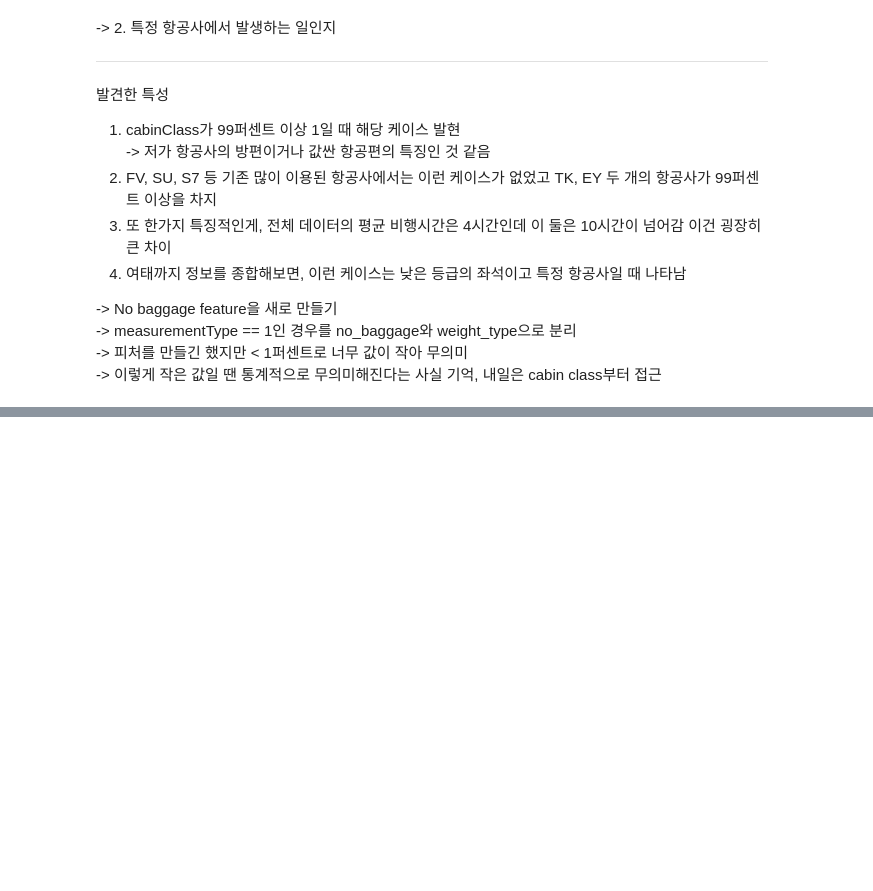
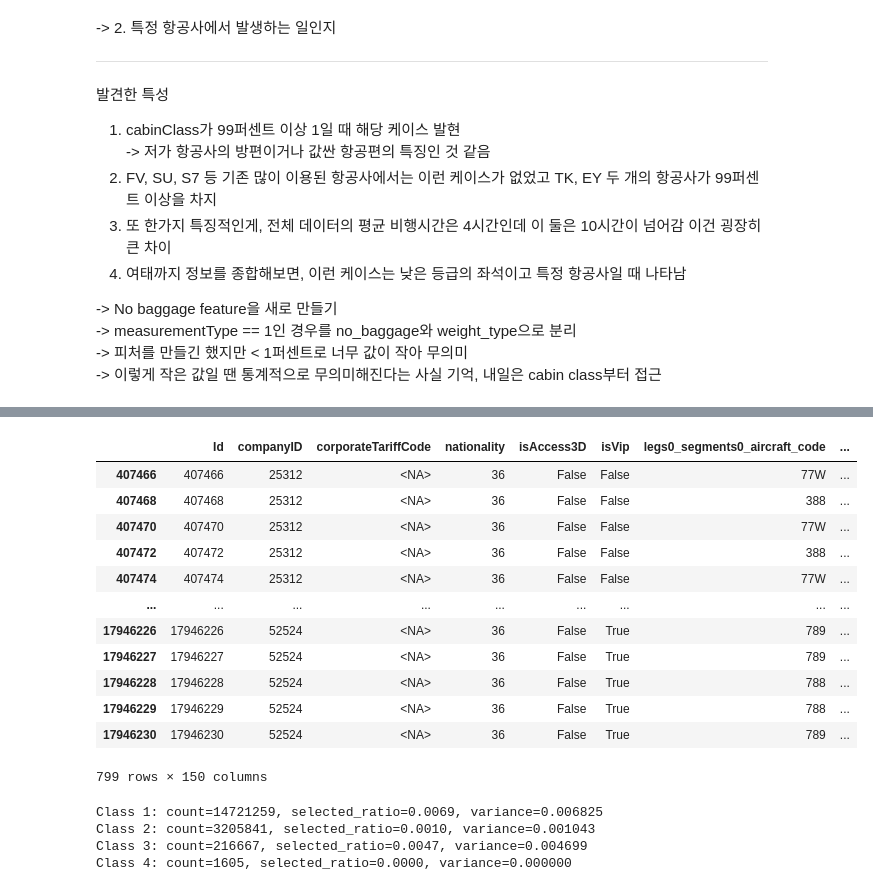
Before and after one commit to brocolies/pred_aeroclub, a Jupyter notebook: notebook/fe.ipynb, the cells around one changed output, grey strips where cells are left out. Saved outputs shown, nothing was run; the diff lists cells and outputs as text; code cells hidden in the pictures; blank space fills up the shorter version.

```diff
--- a/notebook/fe.ipynb
+++ b/notebook/fe.ipynb
@@ -175,3 +129,5 @@ MeasurementType == 1이 무게를 측정하는 방식이라면, 수하물을 0
 -> measurementType == 1인 경우를 no_baggage와 weight_type으로 분리
 -> 피처를 만들긴 했지만 < 1퍼센트로 너무 값이 작아 무의미
 -> 이렇게 작은 값일 땐 통계적으로 무의미해진다는 사실 기억, 내일은 cabin class부터 접근
+# %%
+train_test = train_df.copy()
@@ -177,0 +161,3 @@ MeasurementType == 1이 무게를 측정하는 방식이라면, 수하물을 0
+# %%
+train_test = cabin_class_features(train_test)
+get_cv_score(train_test, n_splits=3)
@@ -177,0 +172,29 @@ MeasurementType == 1이 무게를 측정하는 방식이라면, 수하물을 0
+# %%
+train_test[train_test['legs1_segments0_cabinClass'] == 4]
+# %% [output]
+|  | Id | companyID | corporateTariffCode | nationality | isAccess3D | isVip | legs0_segments0_aircraft_code | ... |
+| 407466 | 407466 | 25312 | <NA> | 36 | False | False | 77W | ... |
+| 407468 | 407468 | 25312 | <NA> | 36 | False | False | 388 | ... |
+| 407470 | 407470 | 25312 | <NA> | 36 | False | False | 77W | ... |
+| 407472 | 407472 | 25312 | <NA> | 36 | False | False | 388 | ... |
+| 407474 | 407474 | 25312 | <NA> | 36 | False | False | 77W | ... |
+| ... | ... | ... | ... | ... | ... | ... | ... | ... |
+| 17946226 | 17946226 | 52524 | <NA> | 36 | False | True | 789 | ... |
+| 17946227 | 17946227 | 52524 | <NA> | 36 | False | True | 789 | ... |
+| 17946228 | 17946228 | 52524 | <NA> | 36 | False | True | 788 | ... |
+| 17946229 | 17946229 | 52524 | <NA> | 36 | False | True | 788 | ... |
+| 17946230 | 17946230 | 52524 | <NA> | 36 | False | True | 789 | ... |
+799 rows × 150 columns
+# %%
+for cabin_class in [1, 2, 3, 4]:
+    subset = train_test[train_test['legs0_segments0_cabinClass'] ==
+cabin_class]
+    if len(subset) > 0:
+        selected_ratio = subset['selected'].mean()
+        variance = subset['selected'].var()
+        print(f"Class {cabin_class}: count={len(subset)}, selected_ratio={selected_ratio:.4f}, variance={variance:.6f}")
+# %% [output]
+Class 1: count=14721259, selected_ratio=0.0069, variance=0.006825
+Class 2: count=3205841, selected_ratio=0.0010, variance=0.001043
+Class 3: count=216667, selected_ratio=0.0047, variance=0.004699
+Class 4: count=1605, selected_ratio=0.0000, variance=0.000000
```
Also changed, not shown: parts of 9 cells of this notebook, 2 other files.
